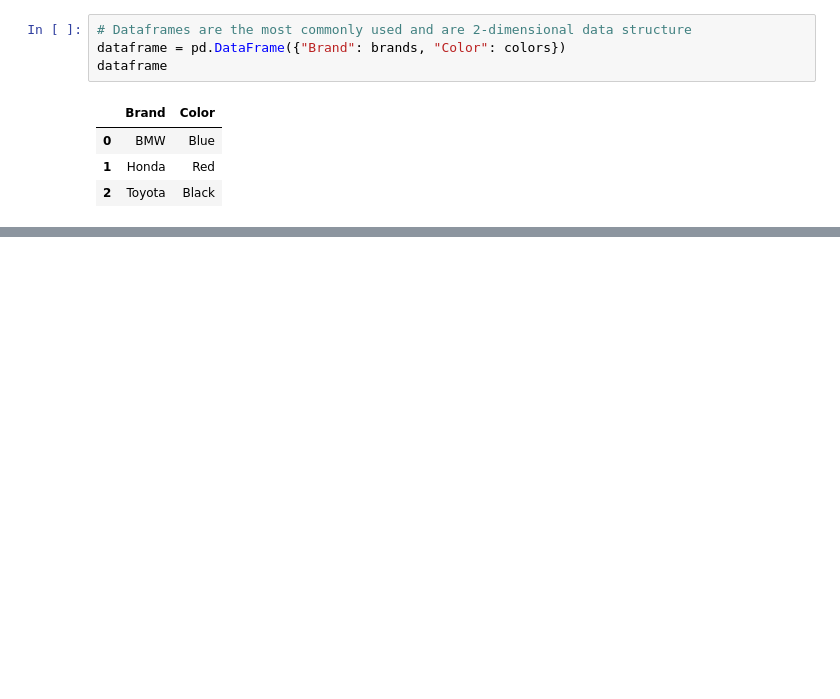
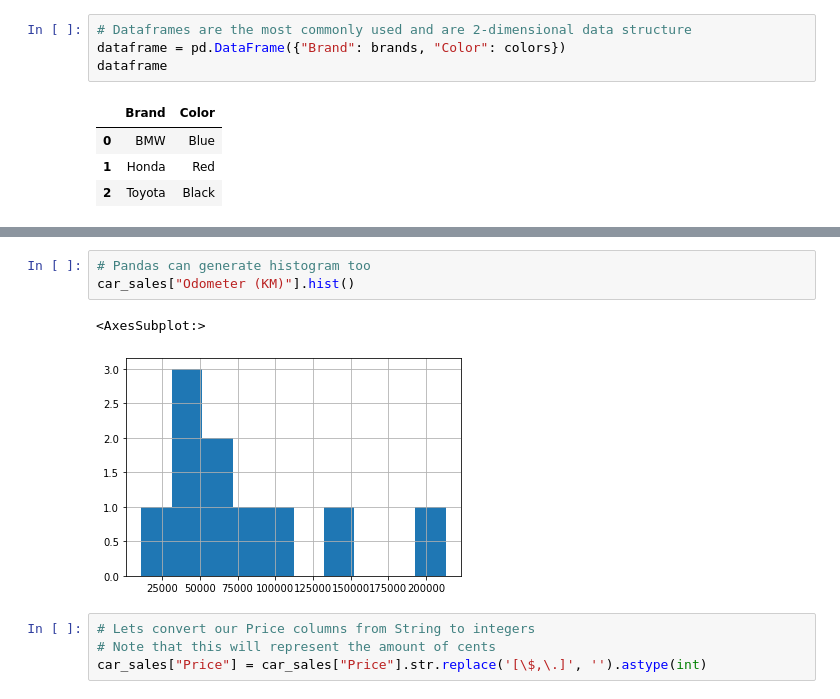
Before and after one commit to victorgcapone/udemy-bootcamp, a Jupyter notebook: Pandas Data Analysis.ipynb, the cells around one changed output, grey strips where cells are left out. Cells and saved outputs as stored; diff of their text form; blank space fills up the shorter version.

```diff
--- a/Pandas Data Analysis.ipynb
+++ b/Pandas Data Analysis.ipynb
@@ -40,0 +293,10 @@ data.head()
+# %%
+# Pandas can generate histogram too
+car_sales["Odometer (KM)"].hist()
+# %% [output]
+<AxesSubplot:>
+[figure, added]
+# %%
+# Lets convert our Price columns from String to integers
+# Note that this will represent the amount of cents
+car_sales["Price"] = car_sales["Price"].str.replace('[\$,\.]', '').astype(int)
```
Also changed, not shown: parts of 29 cells of this notebook, 1 other file.
